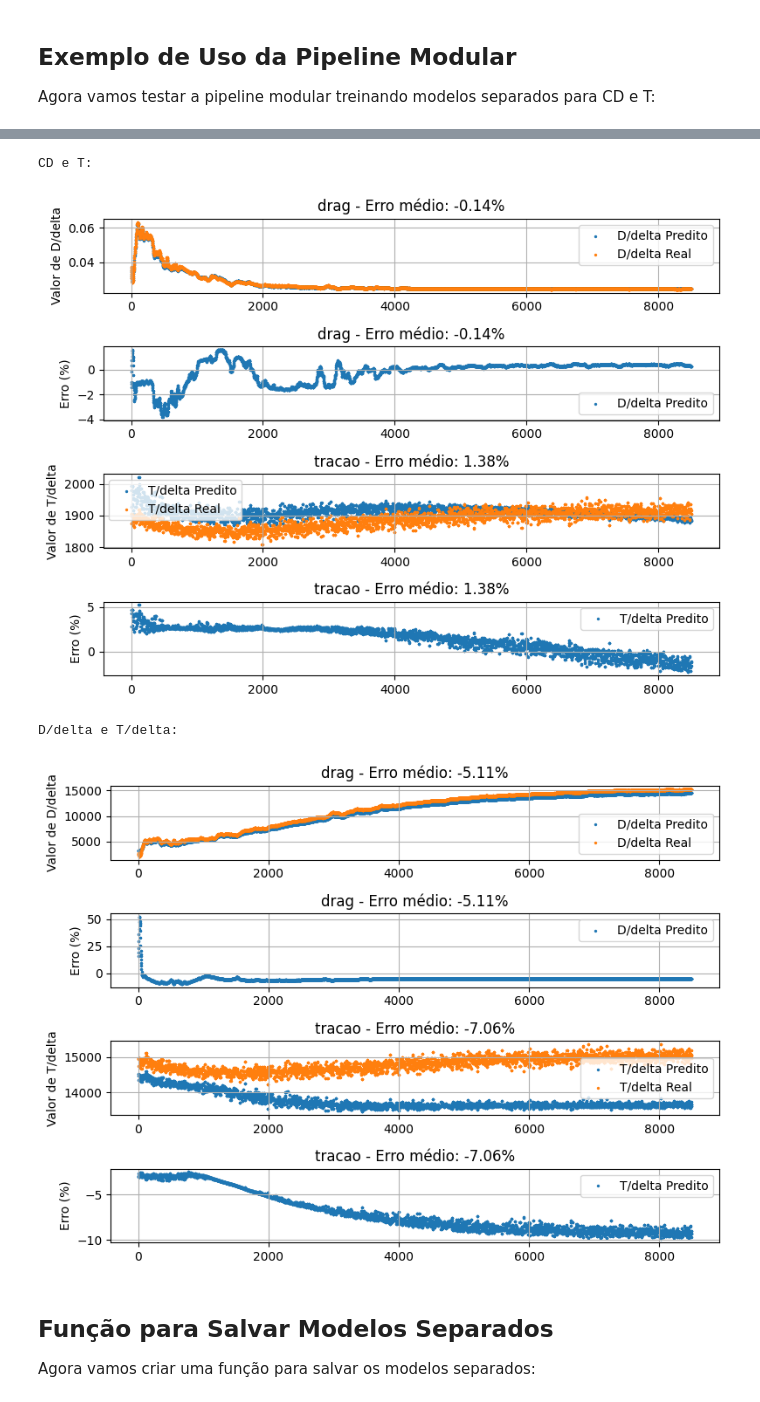
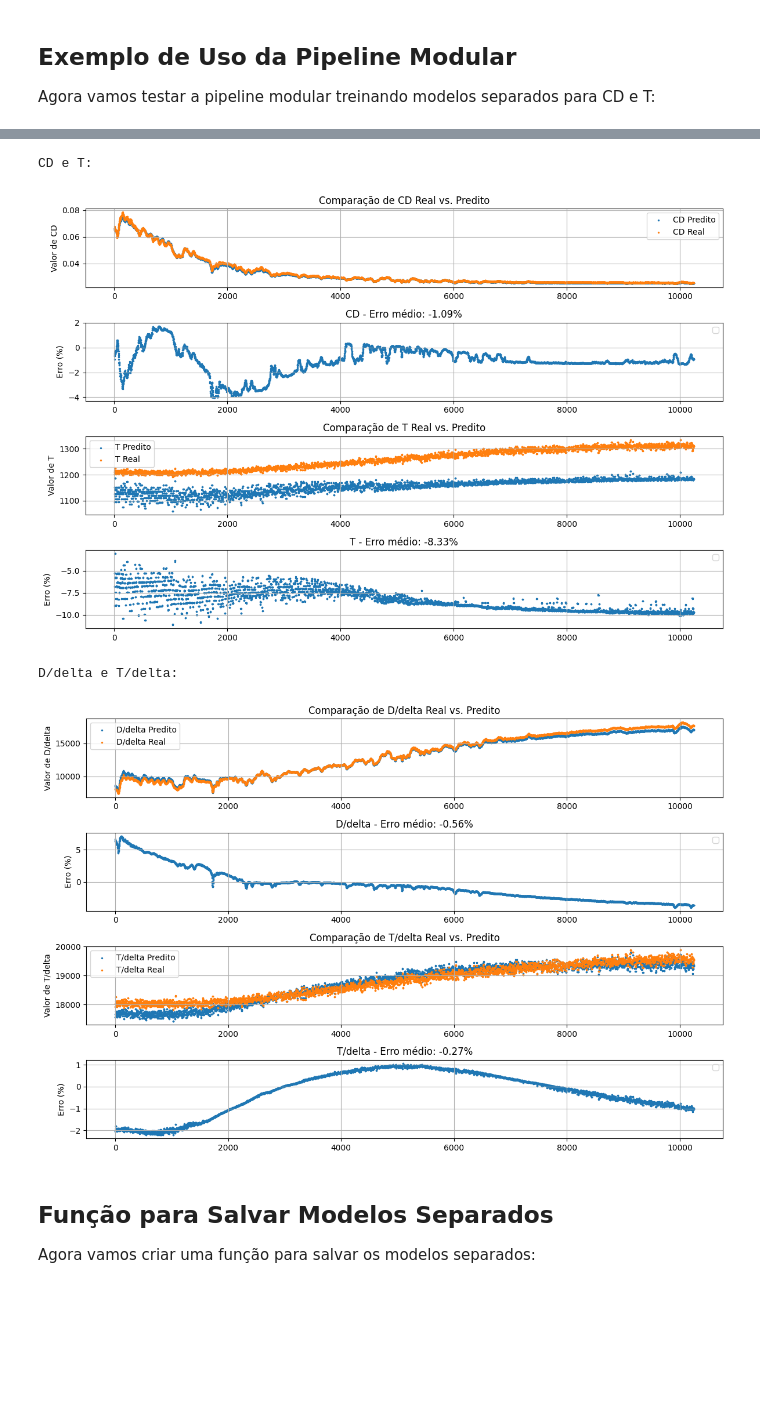
Before and after one commit to ymarcal/PMG, a Jupyter notebook: scriptPMG.ipynb, the cells around one changed output, grey strips where cells are left out. Saved outputs shown, nothing was run; the diff lists cells and outputs as text; code cells hidden in the pictures; blank space fills up the shorter version.

```diff
--- a/scriptPMG.ipynb
+++ b/scriptPMG.ipynb
@@ -26,8 +26,10 @@ from joblib import dump, load
     - preparar_e_escalar_dados
     - constroi_modelo_tunable
 # %%
-files_treinamento = ['050', '300', '400']
-files_teste = ['150']
+# files_treinamento = ['050', '300', '400']
+# files_teste = ['150']
+files_treinamento = ['050', '150', '400']
+files_teste = ['300']
 # %%
 def prepara_df(tipo):
     # local = 'C:\\Users\\ymarc\\OneDrive\\Desktop\\ITA - 2025\\Mestrado\\Dados Aceleração Nivelada AT-26\\Aceleracao_FL'
@@ -471,59 +418,74 @@ def exibir_resultados_separados(resultados, abordagem):
     tracao_real=resultados['tracao']['real']
     erro_tracao=resultados['tracao']['erro_percentual']
 
-    fig, axs = plt.subplots(4, 1, figsize=(8,6))
+    fig, axs = plt.subplots(4, 1, figsize=(12,8))
 
     index = prepara_df('test')['No. OBS.'].astype(int)
     sz=2
 
-    axs[0].scatter(index, drag_pred, sz, label='D/delta Predito')
-    axs[0].scatter(index, drag_real, sz, label='D/delta Real')
-    axs[0].set_title('Comparação de D Real vs. Predito')
-    axs[0].set_ylabel('Valor de D/delta')
-    axs[0].set_title(f'drag - Erro médio: {resultados["drag"]["erro_medio"]:.2f}%')
+    if abordagem=='CD_T':
+        axs[0].set_title('Comparação de CD Real vs. Predito')
+        axs[0].scatter(index, drag_pred, sz, label='CD Predito')
+        axs[0].scatter(index, drag_real, sz, label='CD Real')
+        axs[0].set_ylabel('Valor de CD')
+    else:
+        axs[0].set_title('Comparação de D/delta Real vs. Predito')
+        axs[0].scatter(index, drag_pred, sz, label='D/delta Predito')
+        axs[0].scatter(index, drag_real, sz, label='D/delta Real')
+        axs[0].set_ylabel('Valor de D/delta')
     axs[0].legend()
-    # plt.xlim(6000,8000)
     axs[0].grid(True)
 
-    axs[1].scatter(index, erro_drag, sz, label='D/delta Predito')
-    axs[1].set_title('Erro percentual de D/delta')
+
     axs[1].set_ylabel('Erro (%)')
-    axs[1].set_title(f'drag - Erro médio: {resultados["drag"]["erro_medio"]:.2f}%')
+    if abordagem=='CD_T':
+        axs[1].set_title(f'CD - Erro médio: {resultados["drag"]["erro_medio"]:.2f}%')
+        axs[1].scatter(index, erro_drag, sz)
+    else:
+        axs[1].set_title(f'D/delta - Erro médio: {resultados["drag"]["erro_medio"]:.2f}%')
+        axs[1].scatter(index, erro_drag, sz)
     axs[1].legend()
-    # plt.xlim(6000,8000)
     axs[1].grid(True)
 
-    axs[2].scatter(index, tracao_pred, sz, label='T/delta Predito')
-    axs[2].scatter(index, tracao_real, sz, label='T/delta Real')
-    axs[2].set_title('Comparação de T Real vs. Predito')
-    axs[2].set_ylabel('Valor de T/delta')
-    axs[2].set_title(f'tracao - Erro médio: {resultados["tracao"]["erro_medio"]:.2f}%')
+
+    if abordagem=='CD_T':
+        axs[2].set_title('Comparação de T Real vs. Predito')
+        axs[2].scatter(index, tracao_pred, sz, label='T Predito')
+        axs[2].scatter(index, tracao_real, sz, label='T Real')
+        axs[2].set_ylabel('Valor de T')
+    else:
+        axs[2].set_title('Comparação de T/delta Real vs. Predito')
+        axs[2].scatter(index, tracao_pred, sz, label='T/delta Predito')
+        axs[2].scatter(index, tracao_real, sz, label='T/delta Real')
+        axs[2].set_ylabel('Valor de T/delta')
     axs[2].legend()
-    # plt.xlim(6000,8000)
     axs[2].grid(True)
 
-    axs[3].scatter(index, erro_tracao, sz, label='T/delta Predito')
-    axs[3].set_title('Erro percentual de T/delta')
+
     axs[3].set_ylabel('Erro (%)')
-    axs[3].set_title(f'tracao - Erro médio: {resultados["tracao"]["erro_medio"]:.2f}%')
+    if abordagem=='CD_T':
+        axs[3].set_title(f'T - Erro médio: {resultados["tracao"]["erro_medio"]:.2f}%')
+        axs[3].scatter(index, erro_tracao, sz)
+    else:
+        axs[3].set_title(f'T/delta - Erro médio: {resultados["tracao"]["erro_medio"]:.2f}%')
+        axs[3].scatter(index, erro_tracao, sz)
     axs[3].legend()
-    # plt.xlim(6000,8000)
     axs[3].grid(True)
 
     plt.tight_layout()
     plt.savefig(f'{abordagem}.png')
     plt.show()
 
 # Exibir resultados
 print('CD e T:')
 exibir_resultados_separados(resultados_CD_T, "CD_T")
 print('D/delta e T/delta:')
 exibir_resultados_separados(resultados_over_delta, "over_delta")
 # %% [output]
 CD e T:
-[figure, old version]
+[figure, new version]
 D/delta e T/delta:
-[figure, old version]
+[figure, new version]
 # %% [markdown]
 ## Função para Salvar Modelos Separados
 
```
Also changed, not shown: parts of 4 cells of this notebook.
